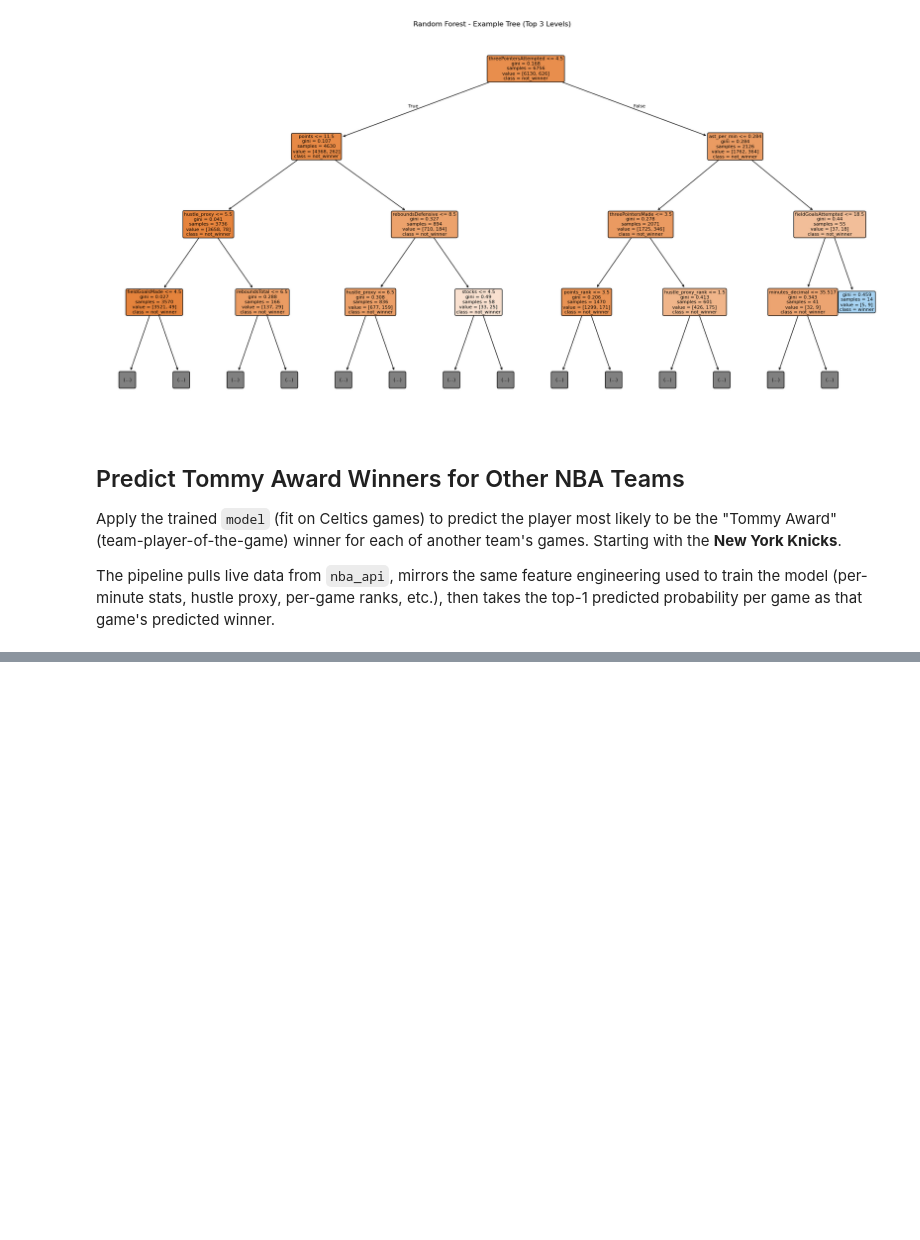
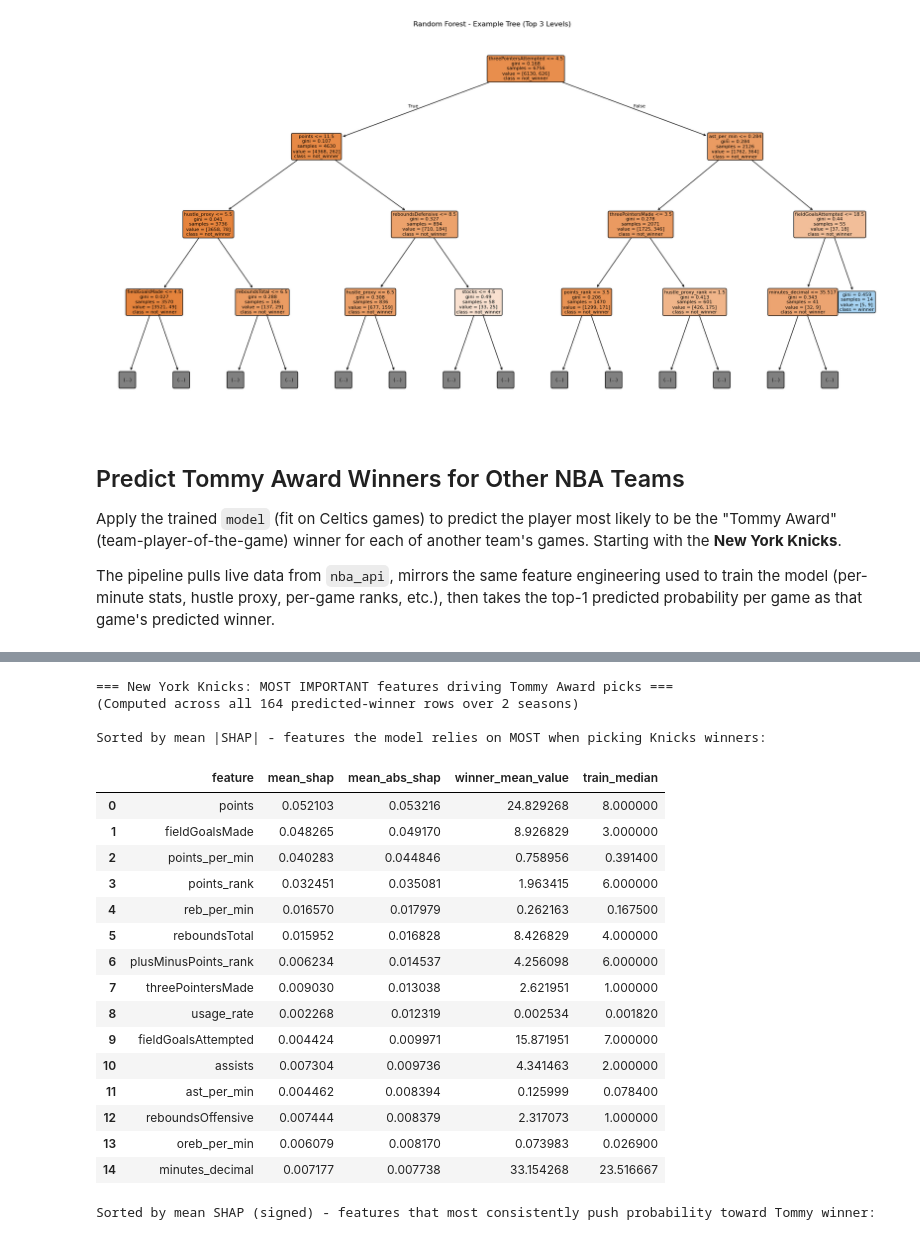
Before and after one commit to Tttaussig33/tommy-award-analysis, a Jupyter notebook: predict_tommy_award_other_teams.ipynb, the cells around one changed output, grey strips where cells are left out. Drawn from its saved outputs; the diff is of its cells as text; code cells hidden in the pictures; blank space fills up the shorter version.

```diff
--- a/predict_tommy_award_other_teams.ipynb
+++ b/predict_tommy_award_other_teams.ipynb
@@ -841,0 +1044,69 @@ Saved season win counts -> predictions/new_york_knicks_2024-25_predicted_tommy_c
+# %%
+from __future__ import annotations
+
+import numpy as np
+import pandas as pd
+import shap
+from IPython.display import display
+
+explainer = shap.TreeExplainer(model)
+train_medians = X_train.median(numeric_only=True)
+
+X_winners = winner_rows[numeric_feature_cols].copy().fillna(train_medians)
+shap_raw = explainer.shap_values(X_winners, check_additivity=False)
+
+if isinstance(shap_raw, list):
+    shap_winner = shap_raw[1]
+elif hasattr(shap_raw, "ndim") and shap_raw.ndim == 3:
+    shap_winner = shap_raw[..., 1]
+else:
+    shap_winner = shap_raw
+
+shap_winner_df = pd.DataFrame(shap_winner, columns=numeric_feature_cols, index=X_winners.index)
+
+team_feature_importance = pd.DataFrame({
+    "feature": numeric_feature_cols,
+    "mean_shap": shap_winner_df.mean(axis=0).values,
+    "mean_abs_shap": shap_winner_df.abs().mean(axis=0).values,
+    "winner_mean_value": X_winners.mean(axis=0).values,
+    "train_median": train_medians.reindex(numeric_feature_cols).values,
+})
+
+print(f"=== {TARGET_TEAM_NAME}: MOST IMPORTANT features driving Tommy Award picks ===")
+print(f"(Computed across all {len(winner_rows)} predicted-winner rows over {len(TARGET_SEASONS)} seasons)")
+
+print("\nSorted by mean |SHAP| - features the model relies on MOST when picking Knicks winners:")
+display(
+    team_feature_importance.sort_values("mean_abs_shap", ascending=False)
+    .head(TOP_N_FEATURES)
+    .reset_index(drop=True)
+)
+
+print("\nSorted by mean SHAP (signed) - features that most consistently push probability toward Tommy winner:")
+display(
+    team_feature_importance.sort_values("mean_shap", ascending=False)
+    .head(TOP_N_FEATURES)
+    .reset_index(drop=True)
+)
+# %% [output]
+=== New York Knicks: MOST IMPORTANT features driving Tommy Award picks ===
+(Computed across all 164 predicted-winner rows over 2 seasons)
+
+Sorted by mean |SHAP| - features the model relies on MOST when picking Knicks winners:
+|  | feature | mean_shap | mean_abs_shap | winner_mean_value | train_median |
+| 0 | points | 0.052103 | 0.053216 | 24.829268 | 8.000000 |
+| 1 | fieldGoalsMade | 0.048265 | 0.049170 | 8.926829 | 3.000000 |
+| 2 | points_per_min | 0.040283 | 0.044846 | 0.758956 | 0.391400 |
+| 3 | points_rank | 0.032451 | 0.035081 | 1.963415 | 6.000000 |
+| 4 | reb_per_min | 0.016570 | 0.017979 | 0.262163 | 0.167500 |
+| 5 | reboundsTotal | 0.015952 | 0.016828 | 8.426829 | 4.000000 |
+| 6 | plusMinusPoints_rank | 0.006234 | 0.014537 | 4.256098 | 6.000000 |
+| 7 | threePointersMade | 0.009030 | 0.013038 | 2.621951 | 1.000000 |
+| 8 | usage_rate | 0.002268 | 0.012319 | 0.002534 | 0.001820 |
+| 9 | fieldGoalsAttempted | 0.004424 | 0.009971 | 15.871951 | 7.000000 |
+| 10 | assists | 0.007304 | 0.009736 | 4.341463 | 2.000000 |
+| 11 | ast_per_min | 0.004462 | 0.008394 | 0.125999 | 0.078400 |
+| 12 | reboundsOffensive | 0.007444 | 0.008379 | 2.317073 | 1.000000 |
+| 13 | oreb_per_min | 0.006079 | 0.008170 | 0.073983 | 0.026900 |
+| 14 | minutes_decimal | 0.007177 | 0.007738 | 33.154268 | 23.516667 |
+Sorted by mean SHAP (signed) - features that most consistently push probability toward Tommy winner:
```
Also changed, not shown: parts of 12 cells of this notebook, 9 other files.
